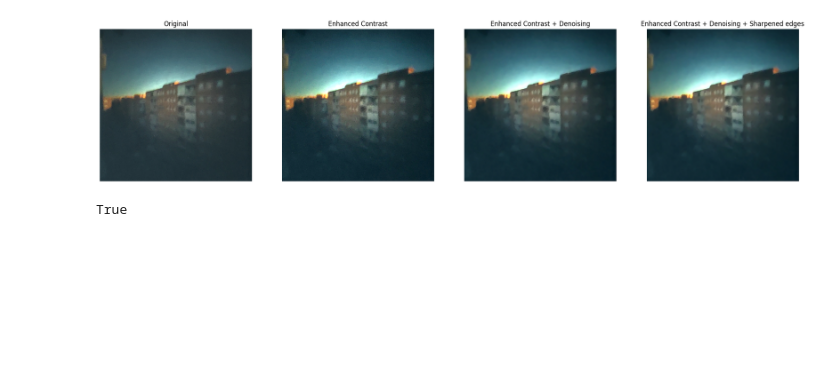
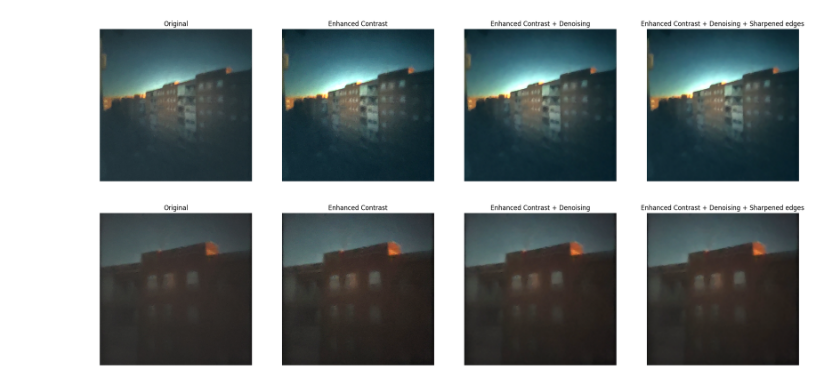
Before and after one commit to SeXde/image_enhancement, a Jupyter notebook: pic_improvement.ipynb, the cells around one changed output. Saved outputs shown, nothing was run; the diff lists cells and outputs as text; code cells hidden in the pictures; blank space fills up the shorter version.

Commit message:
feat: add image with zoom

```diff
--- a/pic_improvement.ipynb
+++ b/pic_improvement.ipynb
@@ -4,7 +4,8 @@ import cv2
 import numpy as np
 from PIL import Image, ImageFilter, ImageEnhance
 # %%
-image = Image.open('./resources/im.jpg')
+image_no_zoom = Image.open('./resources/im.jpg')
+image_zoom = Image.open('./resources/im2.jpg')
 # %%
 def adjust_contrast(image, factor=1.5):
     enhancer = ImageEnhance.Contrast(image)
@@ -19,39 +20,43 @@ def sharpen_image(image):
 def denoising(image):
     return cv2.fastNlMeansDenoisingColored(image.copy(), None, h=10, hColor=10, templateWindowSize=7, searchWindowSize=21)
 # %%
-enhanced_contrast = adjust_contrast(image)
-denoised_image = denoising(enhanced_contrast)
-sharpened_image = sharpen_image(denoised_image)
+def enhance_image(image, image_name):
+    enhanced_contrast = adjust_contrast(image)
+    denoised_image = denoising(enhanced_contrast)
+    sharpened_image = sharpen_image(denoised_image)
 
 
-original_and_enhanced_contrast = np.hstack((np.array(image), np.array(enhanced_contrast), np.array(denoised_image), np.array(sharpened_image)))
+    original_and_enhanced_contrast = np.hstack((np.array(image), np.array(enhanced_contrast), np.array(denoised_image), np.array(sharpened_image)))
 
-plt.figure(figsize=(24, 8))
+    plt.figure(figsize=(24, 8))
 
-plt.subplot(1, 4, 1)
-plt.imshow(np.array(image))
-plt.title('Original')
-plt.axis('off')
+    plt.subplot(1, 4, 1)
+    plt.imshow(np.array(image))
+    plt.title('Original')
+    plt.axis('off')
 
-plt.subplot(1, 4, 2)
-plt.imshow(np.array(enhanced_contrast))
-plt.title('Enhanced Contrast')
-plt.axis('off')
+    plt.subplot(1, 4, 2)
+    plt.imshow(np.array(enhanced_contrast))
+    plt.title('Enhanced Contrast')
+    plt.axis('off')
 
 
-plt.subplot(1, 4, 3)
-plt.imshow(np.array(sharpened_image))
-plt.title('Enhanced Contrast + Denoising')
-plt.axis('off')
+    plt.subplot(1, 4, 3)
+    plt.imshow(np.array(sharpened_image))
+    plt.title('Enhanced Contrast + Denoising')
+    plt.axis('off')
 
-plt.subplot(1, 4, 4)
-plt.imshow(np.array(denoised_image))
-plt.title('Enhanced Contrast + Denoising + Sharpened edges')
-plt.axis('off')
+    plt.subplot(1, 4, 4)
+    plt.imshow(np.array(denoised_image))
+    plt.title('Enhanced Contrast + Denoising + Sharpened edges')
+    plt.axis('off')
 
-plt.show()
+    plt.show()
 
-cv2.imwrite('./resources/enchanced_image.jpg', cv2.cvtColor(denoised_image, cv2.COLOR_RGB2BGR))
+    cv2.imwrite(f'./resources/{image_name}-enhanced.jpg', cv2.cvtColor(denoised_image, cv2.COLOR_RGB2BGR))
-# %% [output]
-[figure, removed]
-True
+# %%
+enhance_image(image_no_zoom, 'image-no-zoom')
+enhance_image(image_zoom, 'image-zoom')
+# %% [output]
+[figure, added]
+[figure, added]
```
Also changed, not shown: 3 other files.
